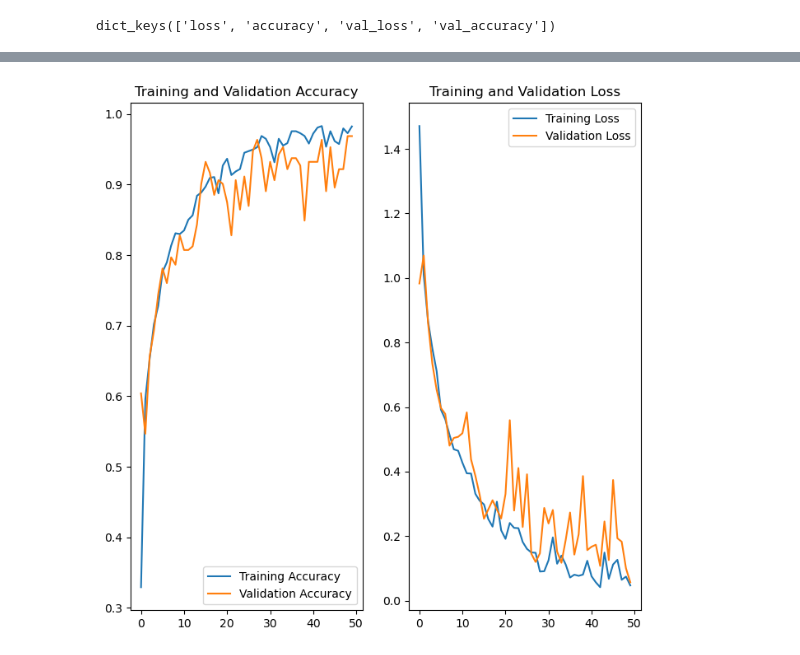
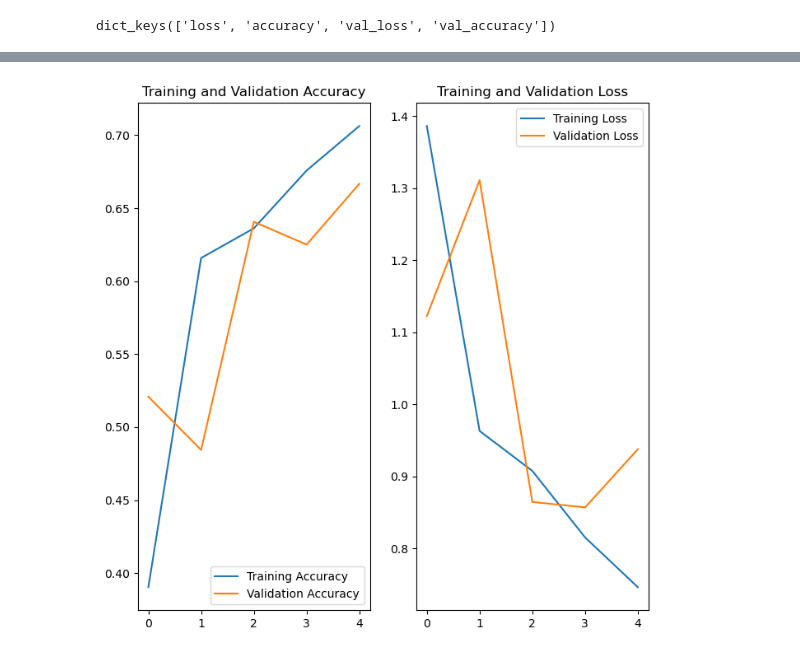
Before and after one commit to ravindujayathilaka/Deep-Learning-Assignment, a Jupyter notebook: Rice/training/rice_model.ipynb, the cells around one changed output, grey strips where cells are left out. Drawn from its saved outputs; the diff is of its cells as text; code cells hidden in the pictures.

```diff
--- a/Rice/training/rice_model.ipynb
+++ b/Rice/training/rice_model.ipynb
@@ -145,3 +153,5 @@ model = models.Sequential([
+# %%
+model = create_model()
 # %%
 model.summary()
 # %% [output]
@@ -186,6 +196,6 @@ history = model.fit(
     validation_data=validation_generator,
     validation_steps=6,
     verbose=1,
-    epochs=50,
+    epochs=5,
 )
 # %% [output]
@@ -257,23 +248,23 @@ val_acc = history.history['val_accuracy']
 loss = history.history['loss']
 val_loss = history.history['val_loss']
 # %%
-EPOCHS = 50
+EPOCHS = 5
 
 plt.figure(figsize=(8, 8))
 plt.subplot(1, 2, 1)
 plt.plot(range(EPOCHS), acc, label='Training Accuracy')
 plt.plot(range(EPOCHS), val_acc, label='Validation Accuracy')
 plt.legend(loc='lower right')
 plt.title('Training and Validation Accuracy')
 
 plt.subplot(1, 2, 2)
 plt.plot(range(EPOCHS), loss, label='Training Loss')
 plt.plot(range(EPOCHS), val_loss, label='Validation Loss')
 plt.legend(loc='upper right')
 plt.title('Training and Validation Loss')
 plt.show()
 # %% [output]
-[figure, old version]
+[figure, new version]
 # %%
 import numpy as np
 
```
Also changed, not shown: parts of 18 cells of this notebook.
